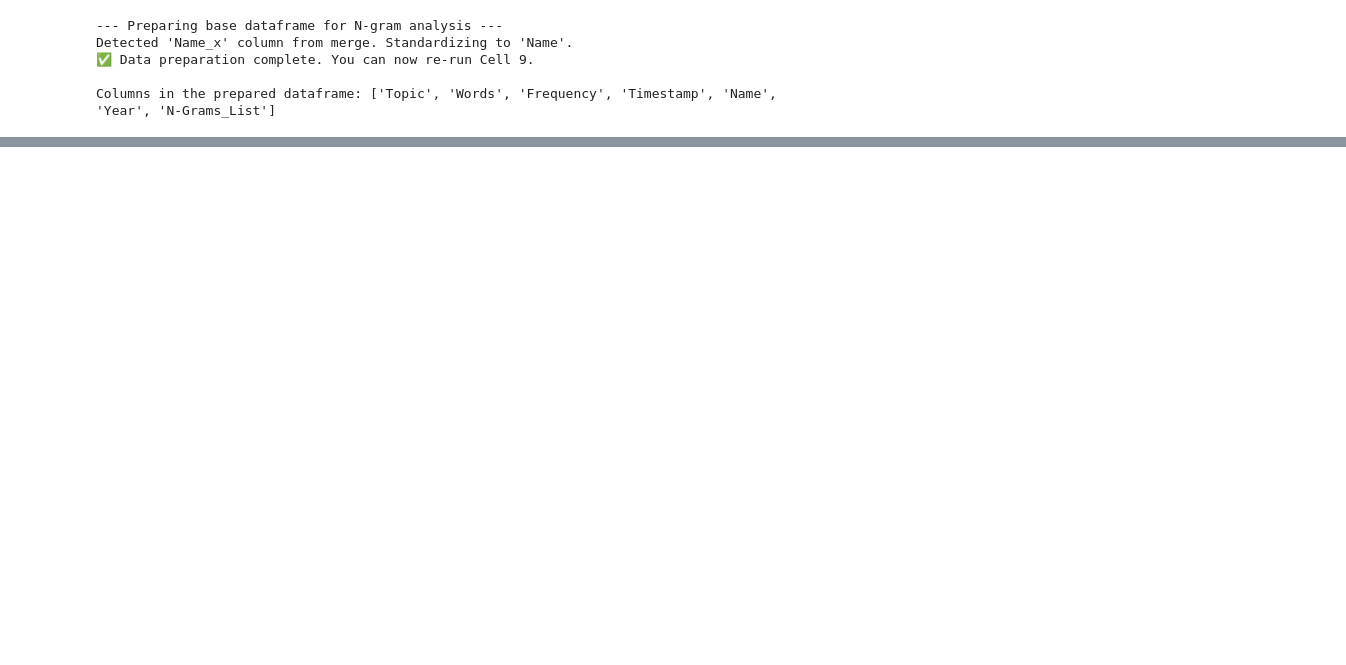
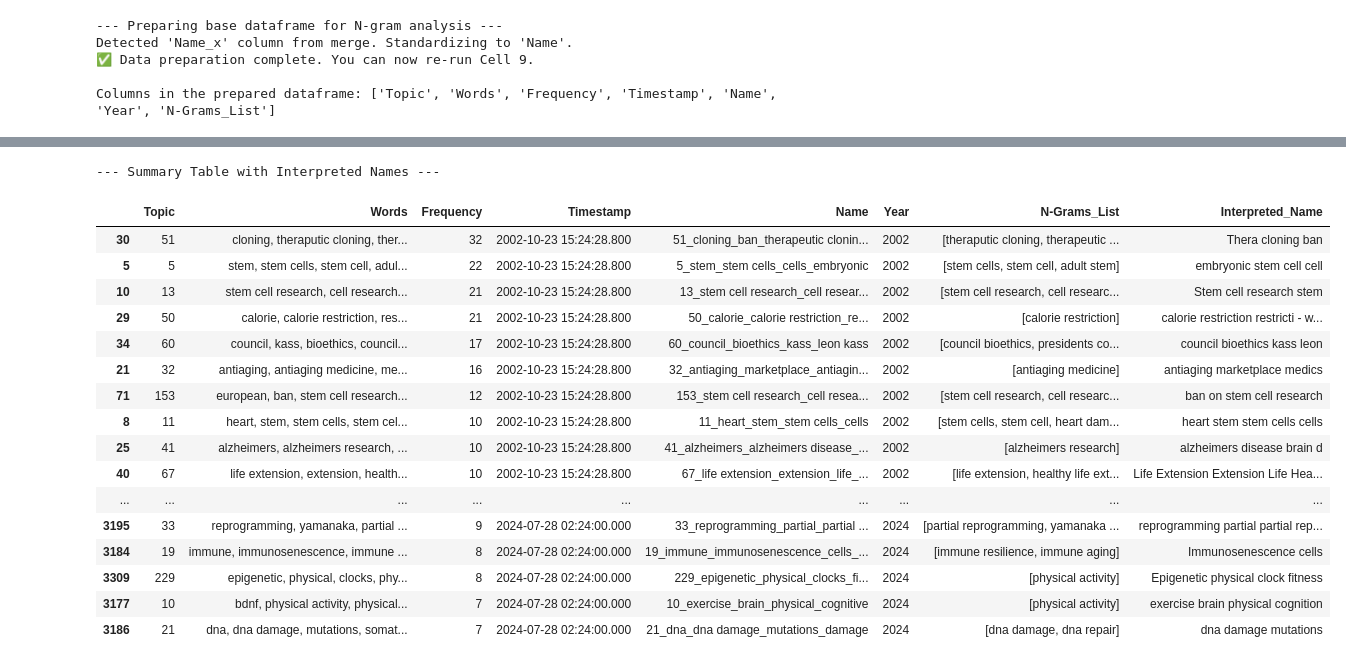
Before and after one commit to CesarPuentes/FightAgingLiteratureAnalysis, a Jupyter notebook: 4. BERT_Topic_Analysis.ipynb, the cells around one changed output, grey strips where cells are left out. Saved outputs shown, nothing was run; the diff lists cells and outputs as text; code cells hidden in the pictures; blank space fills up the shorter version.

```diff
--- a/4. BERT_Topic_Analysis.ipynb
+++ b/4. BERT_Topic_Analysis.ipynb
@@ -553 +589,36 @@ else:
+# %%
+# 4. Display the final, synchronized result
+print("\n--- Summary Table with Interpreted Names ---")
+# display(top_15_summary_table[[
+#     'Year',
+#     'Topic',
+#     'Name',
+#     'Interpreted_Name',
+#     'N-Grams_List',
+#     'Frequency'
+# ]])
+
+# # --- Temporarily set pandas display options to show all rows ---
+with pd.option_context('display.max_rows', None, 'display.max_columns', None):
+    # Display the resulting summary table, now including Topic ID and the N-Grams
+    display(top_15_summary_table)
+# %% [output]
+--- Summary Table with Interpreted Names ---
+|  | Topic | Words | Frequency | Timestamp | Name | Year | N-Grams_List | Interpreted_Name |
+| 30 | 51 | cloning, theraputic cloning, ther... | 32 | 2002-10-23 15:24:28.800 | 51_cloning_ban_therapeutic clonin... | 2002 | [theraputic cloning, therapeutic ... | Thera cloning ban |
+| 5 | 5 | stem, stem cells, stem cell, adul... | 22 | 2002-10-23 15:24:28.800 | 5_stem_stem cells_cells_embryonic | 2002 | [stem cells, stem cell, adult stem] | embryonic stem cell cell |
+| 10 | 13 | stem cell research, cell research... | 21 | 2002-10-23 15:24:28.800 | 13_stem cell research_cell resear... | 2002 | [stem cell research, cell researc... | Stem cell research stem |
+| 29 | 50 | calorie, calorie restriction, res... | 21 | 2002-10-23 15:24:28.800 | 50_calorie_calorie restriction_re... | 2002 | [calorie restriction] | calorie restriction restricti - w... |
+| 34 | 60 | council, kass, bioethics, council... | 17 | 2002-10-23 15:24:28.800 | 60_council_bioethics_kass_leon kass | 2002 | [council bioethics, presidents co... | council bioethics kass leon |
+| 21 | 32 | antiaging, antiaging medicine, me... | 16 | 2002-10-23 15:24:28.800 | 32_antiaging_marketplace_antiagin... | 2002 | [antiaging medicine] | antiaging marketplace medics |
+| 71 | 153 | european, ban, stem cell research... | 12 | 2002-10-23 15:24:28.800 | 153_stem cell research_cell resea... | 2002 | [stem cell research, cell researc... | ban on stem cell research |
+| 8 | 11 | heart, stem, stem cells, stem cel... | 10 | 2002-10-23 15:24:28.800 | 11_heart_stem_stem cells_cells | 2002 | [stem cells, stem cell, heart dam... | heart stem stem cells cells |
+| 25 | 41 | alzheimers, alzheimers research, ... | 10 | 2002-10-23 15:24:28.800 | 41_alzheimers_alzheimers disease_... | 2002 | [alzheimers research] | alzheimers disease brain d |
+| 40 | 67 | life extension, extension, health... | 10 | 2002-10-23 15:24:28.800 | 67_life extension_extension_life_... | 2002 | [life extension, healthy life ext... | Life Extension Extension Life Hea... |
+| ... | ... | ... | ... | ... | ... | ... | ... | ... |
+| 3195 | 33 | reprogramming, yamanaka, partial ... | 9 | 2024-07-28 02:24:00.000 | 33_reprogramming_partial_partial ... | 2024 | [partial reprogramming, yamanaka ... | reprogramming partial partial rep... |
+| 3184 | 19 | immune, immunosenescence, immune ... | 8 | 2024-07-28 02:24:00.000 | 19_immune_immunosenescence_cells_... | 2024 | [immune resilience, immune aging] | Immunosenescence cells |
+| 3309 | 229 | epigenetic, physical, clocks, phy... | 8 | 2024-07-28 02:24:00.000 | 229_epigenetic_physical_clocks_fi... | 2024 | [physical activity] | Epigenetic physical clock fitness |
+| 3177 | 10 | bdnf, physical activity, physical... | 7 | 2024-07-28 02:24:00.000 | 10_exercise_brain_physical_cognitive | 2024 | [physical activity] | exercise brain physical cognition |
+| 3186 | 21 | dna, dna damage, mutations, somat... | 7 | 2024-07-28 02:24:00.000 | 21_dna_dna damage_mutations_damage | 2024 | [dna damage, dna repair] | dna damage mutations |
 # %%
```
Also changed, not shown: parts of 11 cells of this notebook.
